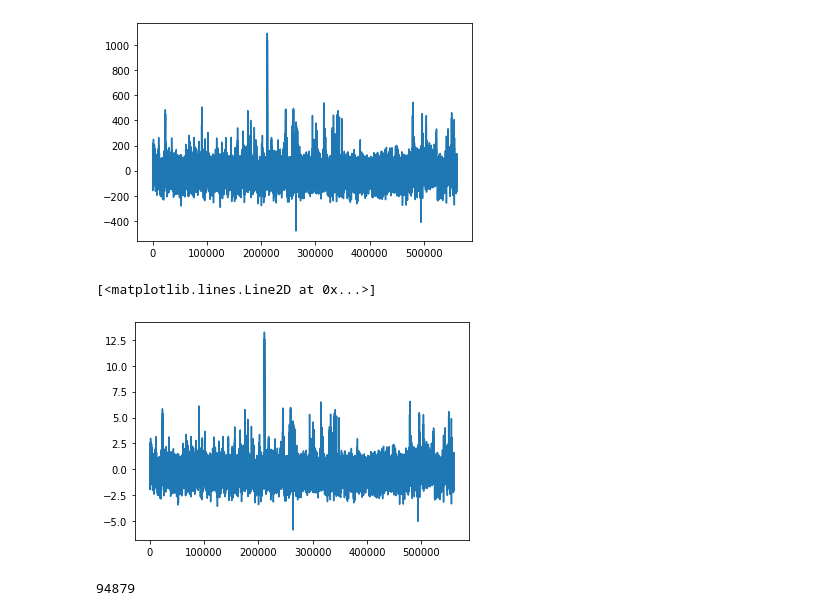
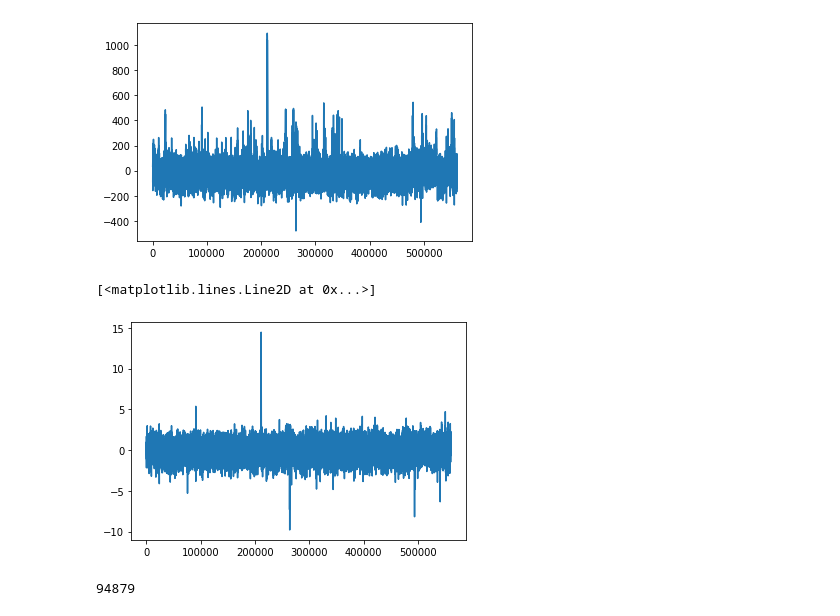
Before and after one commit to theodormarcu/brain2brain, a Jupyter notebook: tcn/tcn.ipynb, the cells around one changed output. Cells and saved outputs as stored; diff of their text form; code cells hidden in the pictures.

```diff
--- a/tcn/tcn.ipynb
+++ b/tcn/tcn.ipynb
@@ -44,11 +44,11 @@ std = float_data[:307200].std(axis=0)
 float_data /= std
 # %%
 # Plot one electrode (after normalization)
-signal = float_data[:,0]
+signal = float_data[:,2]
 plt.plot(range(len(signal)), signal)
 # %% [output]
 [<matplotlib.lines.Line2D at 0x...>]
-[figure, old version]
+[figure, new version]
 # %%
 # Generator (see Deep Learning with Python pag. 211)
 # data - the original array of floating-point data.
```
Also changed, not shown: parts of 8 cells of this notebook, 3 other files.
